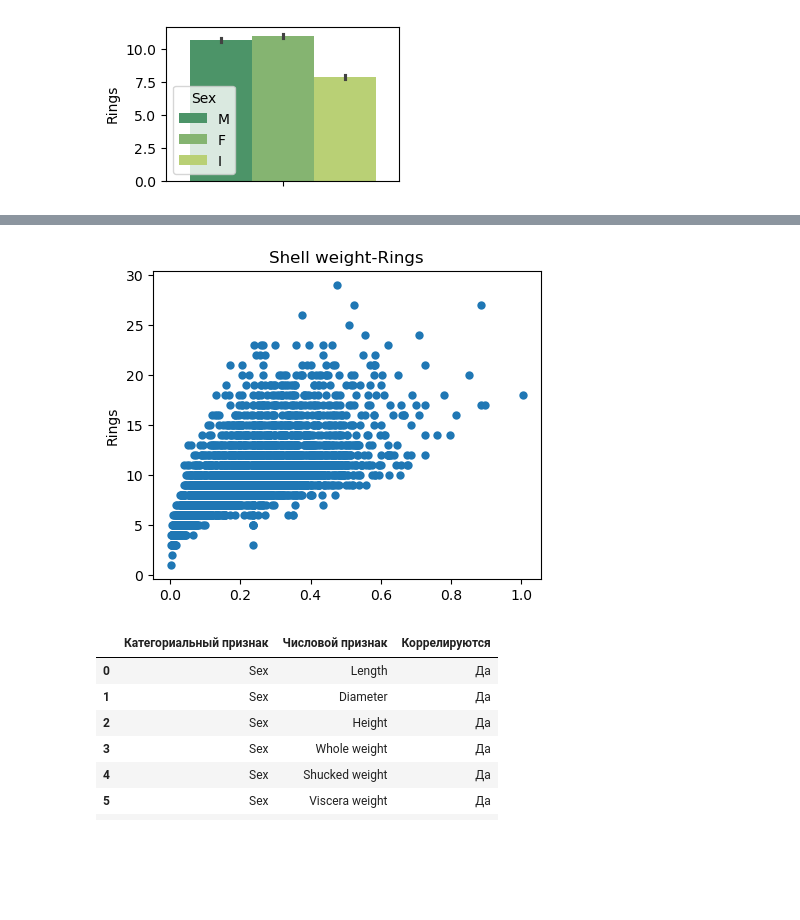
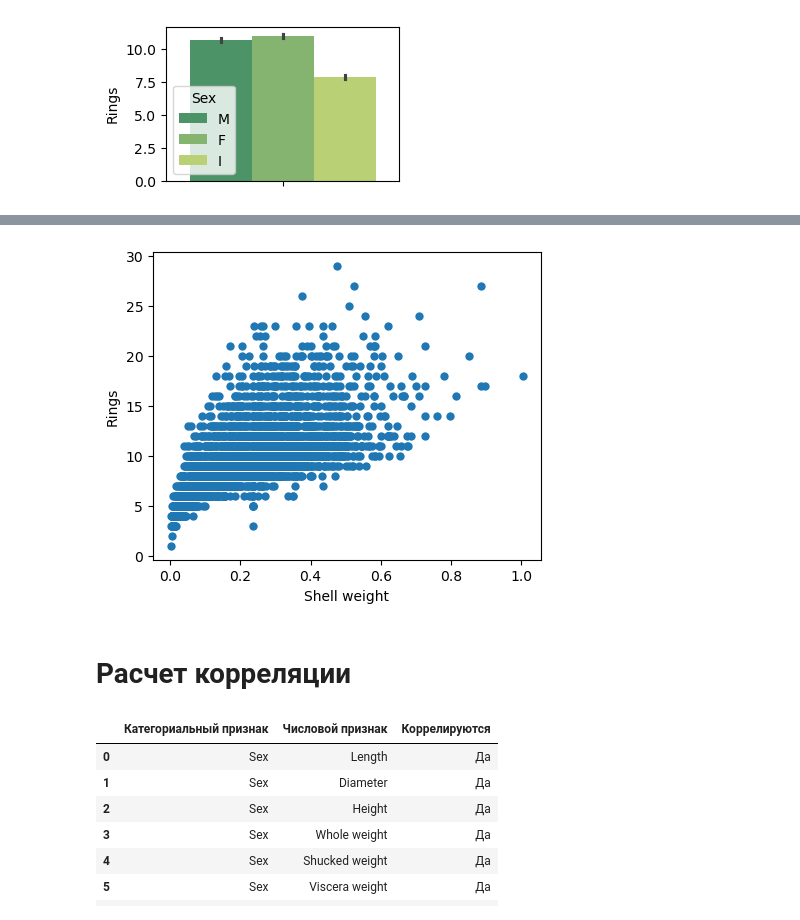
Before and after one commit to borshcheed13/ML_Abalone_Homework, a Jupyter notebook: ML_Abalone_homework.ipynb, the cells around one changed output, grey strips where cells are left out. Drawn from its saved outputs; the diff is of its cells as text; code cells hidden in the pictures; blank space fills up the shorter version.

```diff
--- a/ML_Abalone_homework.ipynb
+++ b/ML_Abalone_homework.ipynb
@@ -222,14 +221,16 @@ plt.show()
 # %%
 plt.figure(figsize=(5,4))
 plt.scatter(df['Shell weight'], df['Rings'], linewidth=0)
+plt.xlabel('Shell weight')
 plt.ylabel('Rings')
-plt.title('Shell weight-Rings')
 plt.show()
 # %% [output]
-[figure, old version]
+[figure, new version]
 # %%
 #P.S. согласно диаграммам рассеяния можно сделать выводы, что все числовые признаки имеют связь с целевой переменной.
 #Но это не может свидетельствовать о том, что целевая переменная является причиной признака; возможно, обе исследуемые переменные являются следствием изменения третьей переменной или комплекса других факторов
 #На всех диаграммах наблюдается положительная корреляция
 #Аномальных выбросов нет или они немногочисленны и незначительны
+# %% [markdown]
+# Расчет корреляции
 # %%
```
Also changed, not shown: parts of 27 cells of this notebook.
